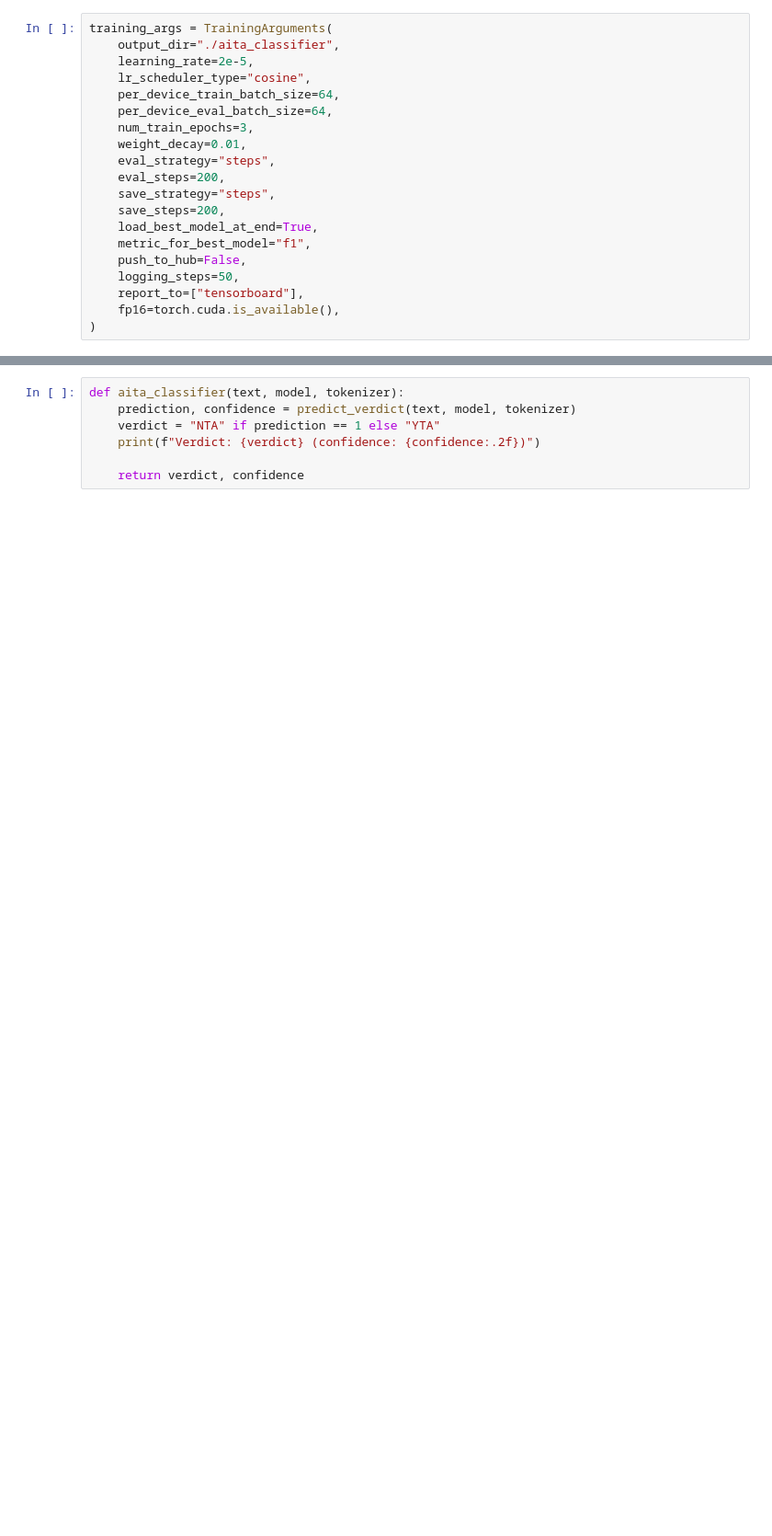
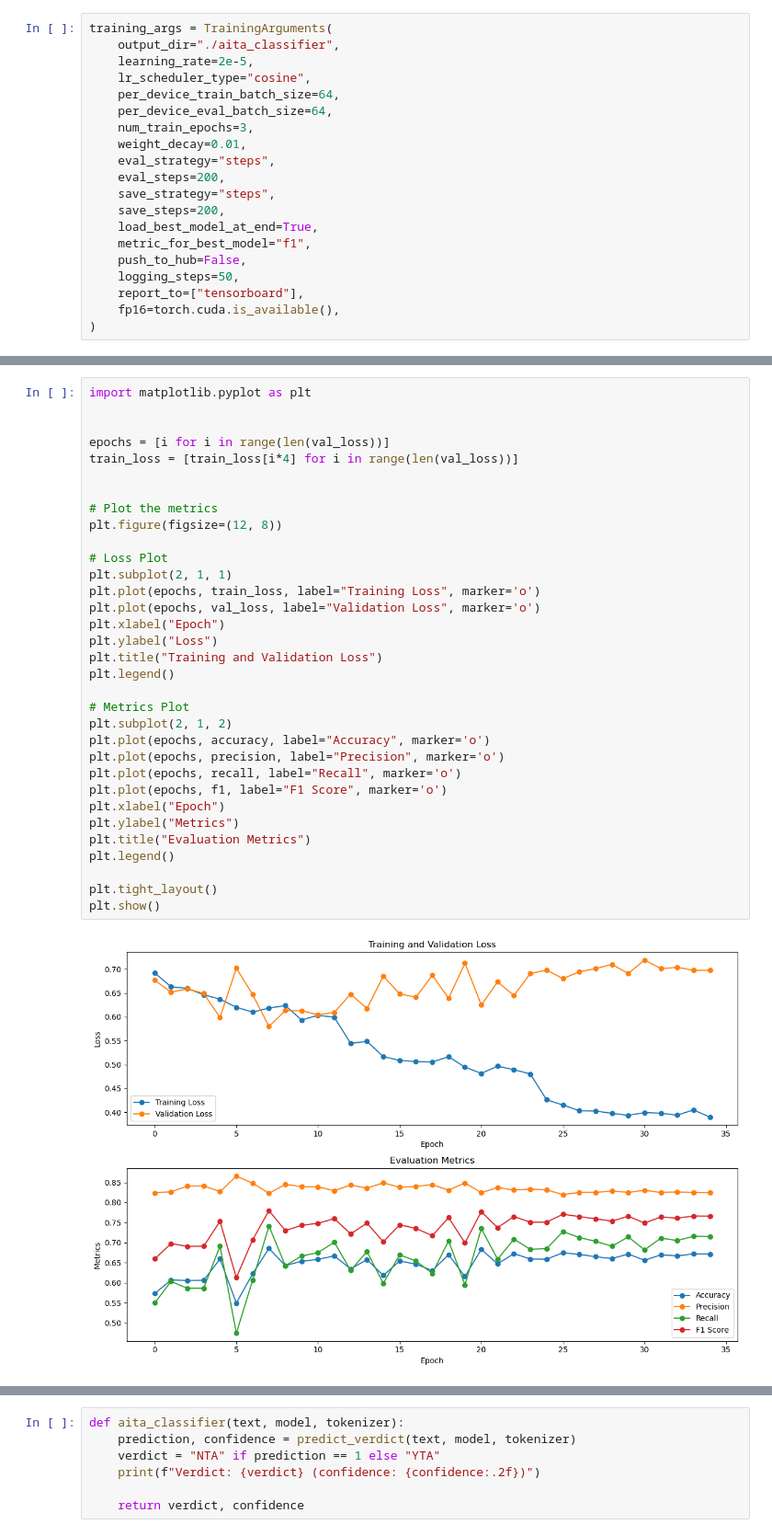
Before and after one commit to dingusagar/AmITheAsshole-Classifier, a Jupyter notebook: notebooks/fine-tune.ipynb, the cells around one changed output, grey strips where cells are left out. Shown at 92% size. Saved outputs shown, nothing was run; the diff lists cells and outputs as text; blank space fills up the shorter version.

```diff
--- a/notebooks/fine-tune.ipynb
+++ b/notebooks/fine-tune.ipynb
@@ -165 +194,36 @@ model, tokenizer = train(dataset_encoded, model, training_args)
+# %%
+import matplotlib.pyplot as plt
+
+
+epochs = [i for i in range(len(val_loss))]
+train_loss = [train_loss[i*4] for i in range(len(val_loss))]
+
+
+# Plot the metrics
+plt.figure(figsize=(12, 8))
+
+# Loss Plot
+plt.subplot(2, 1, 1)
+plt.plot(epochs, train_loss, label="Training Loss", marker='o')
+plt.plot(epochs, val_loss, label="Validation Loss", marker='o')
+plt.xlabel("Epoch")
+plt.ylabel("Loss")
+plt.title("Training and Validation Loss")
+plt.legend()
+
+# Metrics Plot
+plt.subplot(2, 1, 2)
+plt.plot(epochs, accuracy, label="Accuracy", marker='o')
+plt.plot(epochs, precision, label="Precision", marker='o')
+plt.plot(epochs, recall, label="Recall", marker='o')
+plt.plot(epochs, f1, label="F1 Score", marker='o')
+plt.xlabel("Epoch")
+plt.ylabel("Metrics")
+plt.title("Evaluation Metrics")
+plt.legend()
+
+plt.tight_layout()
+plt.show()
+# %% [output]
+[figure, added]
 # %%
```
Also changed, not shown: parts of 5 cells of this notebook.
